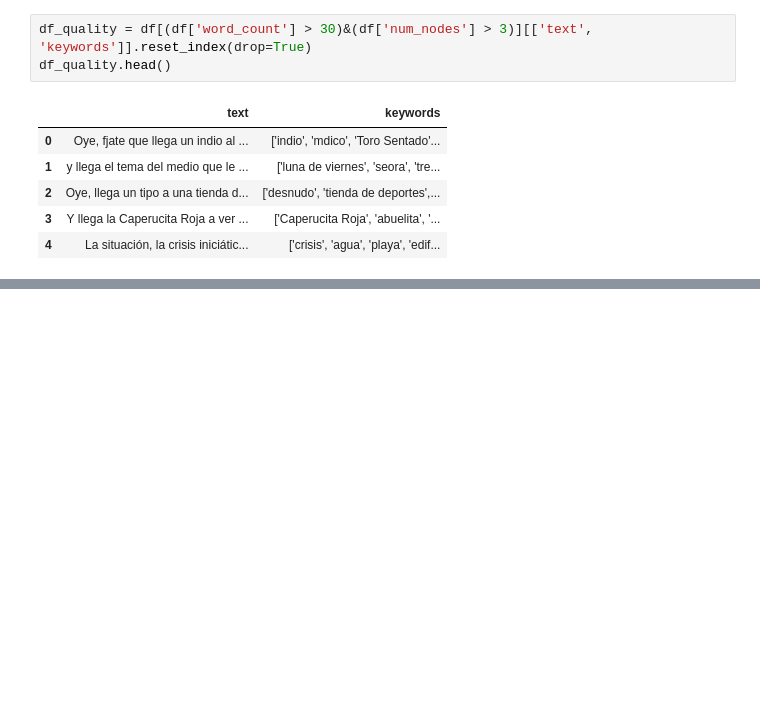
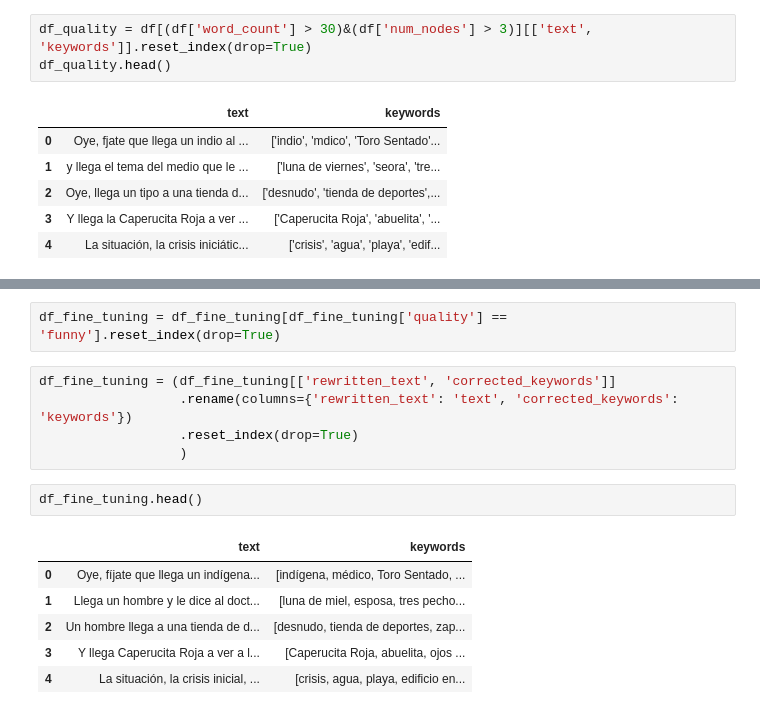
Before and after one commit to aastroza/mistral-fine-tuning, a Jupyter notebook: notebooks/02_refine_jokes_dataset.ipynb, the cells around one changed output, grey strips where cells are left out. Cells and saved outputs as stored; diff of their text form; blank space fills up the shorter version.

```diff
--- a/notebooks/02_refine_jokes_dataset.ipynb
+++ b/notebooks/02_refine_jokes_dataset.ipynb
@@ -360,0 +435,16 @@ df_quality[['text', 'keywords']].to_json('../data/interim/quality_jokes_fine_tun
+# %%
+df_fine_tuning = df_fine_tuning[df_fine_tuning['quality'] == 'funny'].reset_index(drop=True)
+# %%
+df_fine_tuning = (df_fine_tuning[['rewritten_text', 'corrected_keywords']]
+                  .rename(columns={'rewritten_text': 'text', 'corrected_keywords': 'keywords'})
+                  .reset_index(drop=True)
+                  )
+# %%
+df_fine_tuning.head()
+# %% [output]
+|  | text | keywords |
+| 0 | Oye, fíjate que llega un indígena... | [indígena, médico, Toro Sentado, ... |
+| 1 | Llega un hombre y le dice al doct... | [luna de miel, esposa, tres pecho... |
+| 2 | Un hombre llega a una tienda de d... | [desnudo, tienda de deportes, zap... |
+| 3 | Y llega Caperucita Roja a ver a l... | [Caperucita Roja, abuelita, ojos ... |
+| 4 | La situación, la crisis inicial, ... | [crisis, agua, playa, edificio en... |
```
Also changed, not shown: parts of 13 cells of this notebook, 9 other files.
